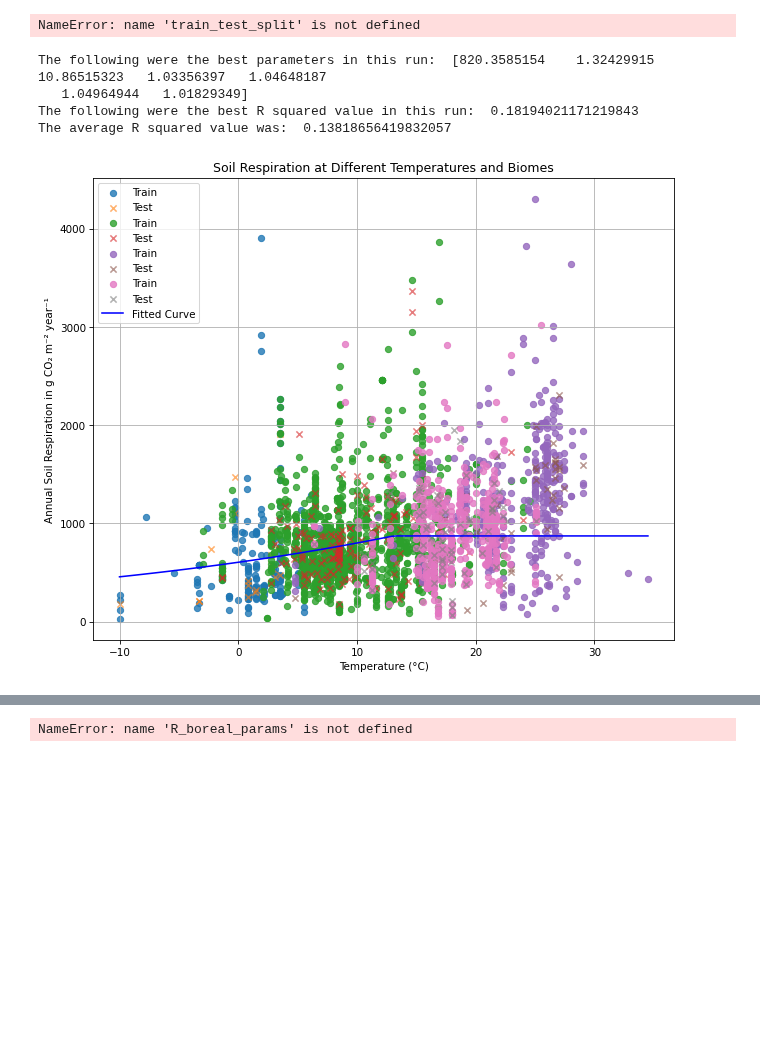
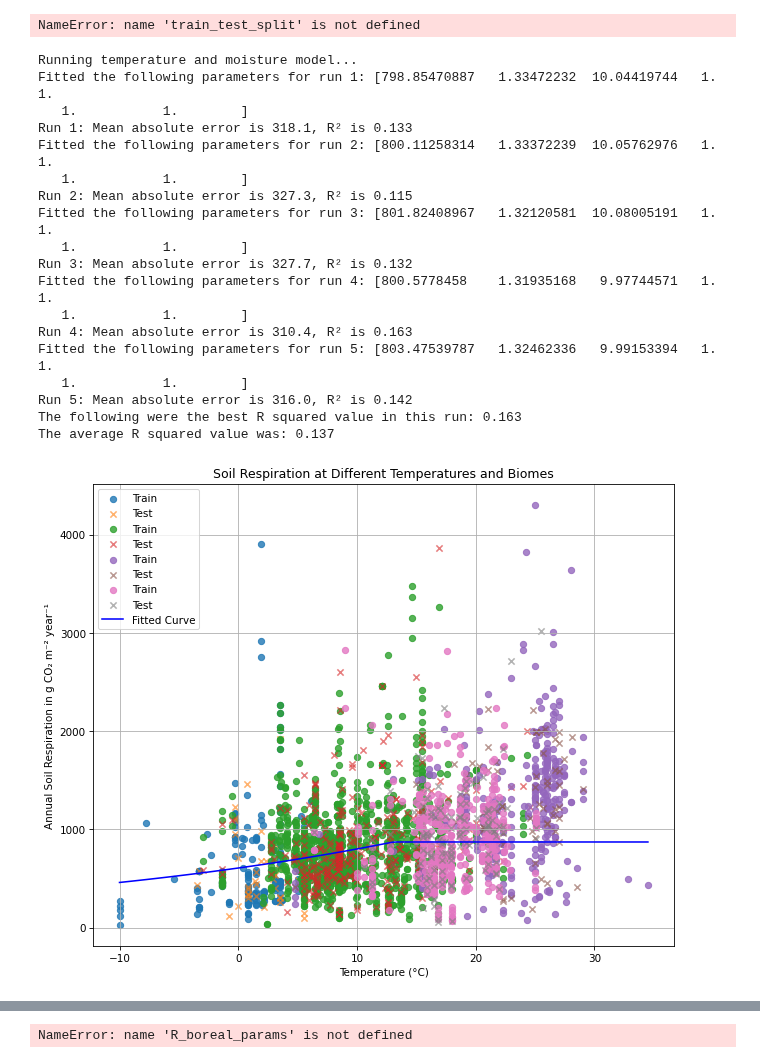
Before and after one commit to vinmk-git/Soil-Respiration-Model, a Jupyter notebook: soilRmodel.ipynb, the cells around one changed output, grey strips where cells are left out. Drawn from its saved outputs; the diff is of its cells as text; code cells hidden in the pictures; blank space fills up the shorter version.

```diff
--- a/soilRmodel.ipynb
+++ b/soilRmodel.ipynb
@@ -424,60 +522,24 @@ R_tropical_params= R_parameters[2][1]
 # %% [output]
 NameError: name 'train_test_split' is not defined
 # %%
-X = forests[["MAT", "mrsos"]].values
-y = forests["Rs_annual"].values
-R_parameters = []
-R2_values = []
-
-skf = StratifiedKFold(n_splits=10, shuffle=True, random_state=42)
-
-for train_x_values, test_x_values in skf.split(X, forests["Biome"]):
-    X_train, X_test = X[train_x_values], X[test_x_values]
-    y_train, y_test = y[train_x_values], y[test_x_values]
-
-    results = minimize(Rs_TM_loss_function,
-                x0=[800, 2, 10, 1, 1, 1, 1],
-                args=(X_train, y_train),
-                method='Nelder-Mead', # L-BFGS-B, Nelder-Mead
-                bounds=[(0, 10000), (0.1, 20), (-10, 30), (-100, 100), (-100, 100), (-100, 100), (-100, 100)])      # set lower and upper bounds
-    fitted_params = results.x
-    #print(f"Fitted the following parameters:", fitted_params)
-
-    #validation with mean absolute error and R squared
-    y_pred = Rs_TM_function(fitted_params, np.sort(X_test))
-    R2_values.append(r2_score(y_test, y_pred))
-
-    if r2_score(y_test, y_pred) >= max(R2_values):
-        best_params = fitted_params
-        best_r2_score = r2_score(y_test, y_pred)
-        best_indices = train_x_values
-        best_test_indices = test_x_values
-    #print(f"{biomes[i]}: Test MAE={mean_absolute_error(y_test, y_pred):.1f}, R²={r2_score(y_test, y_pred):.3f}")
-
-print("The following were the best parameters in this run: ",best_params)
-print("The following were the best R squared value in this run: ",best_r2_score)
-print("The average R squared value was: ", np.mean(R2_values))
-
-# print one representative graph for this run
-plt.figure(figsize=(10, 8))
-for i in biomes:
-    train_data = forests.iloc[best_indices][forests.iloc[best_indices]["Biome"] == i]
-    test_data = forests.iloc[best_test_indices][forests.iloc[best_test_indices]["Biome"] == i]
-    plt.scatter(train_data["MAT"].values, train_data["Rs_annual"].values, label='Train', alpha=0.8)
-    plt.scatter(test_data["MAT"].values, test_data["Rs_annual"].values, label='Test', alpha=0.6, marker='x')
-
-plt.plot(np.sort(temp_range),
-         (Rs_TM_function(best_params, np.sort(X_grid)))[0:100], 'b-', label="Fitted Curve")
-
-plt.xlabel('Temperature (°C)')
-plt.ylabel('Annual Soil Respiration in g CO₂ m⁻² year⁻¹')
-plt.title(f'Soil Respiration at Different Temperatures and Biomes')
-plt.legend()
-plt.grid()
-plt.show()
+run_simulation(kfold_splits = 5, model_T = True, model_M = True, RF = False)
 # %% [output]
-The following were the best parameters in this run:  [820.3585154    1.32429915  10.86515323   1.03356397   1.04648187
-   1.04964944   1.01829349]
-The following were the best R squared value in this run:  0.18194021171219843
-The average R squared value was:  0.13818656419832057
+Running temperature and moisture model...
+Fitted the following parameters for run 1: [798.85470887   1.33472232  10.04419744   1.           1.
+   1.           1.        ]
+Run 1: Mean absolute error is 318.1, R² is 0.133
+Fitted the following parameters for run 2: [800.11258314   1.33372239  10.05762976   1.           1.
+   1.           1.        ]
+Run 2: Mean absolute error is 327.3, R² is 0.115
+Fitted the following parameters for run 3: [801.82408967   1.32120581  10.08005191   1.           1.
+   1.           1.        ]
+Run 3: Mean absolute error is 327.7, R² is 0.132
+Fitted the following parameters for run 4: [800.5778458    1.31935168   9.97744571   1.           1.
+   1.           1.        ]
+Run 4: Mean absolute error is 310.4, R² is 0.163
+Fitted the following parameters for run 5: [803.47539787   1.32462336   9.99153394   1.           1.
+   1.           1.        ]
+Run 5: Mean absolute error is 316.0, R² is 0.142
+The following were the best R squared value in this run: 0.163
+The average R squared value was: 0.137
-[figure, old version]
+[figure, new version]
```
Also changed, not shown: parts of 12 cells of this notebook.
